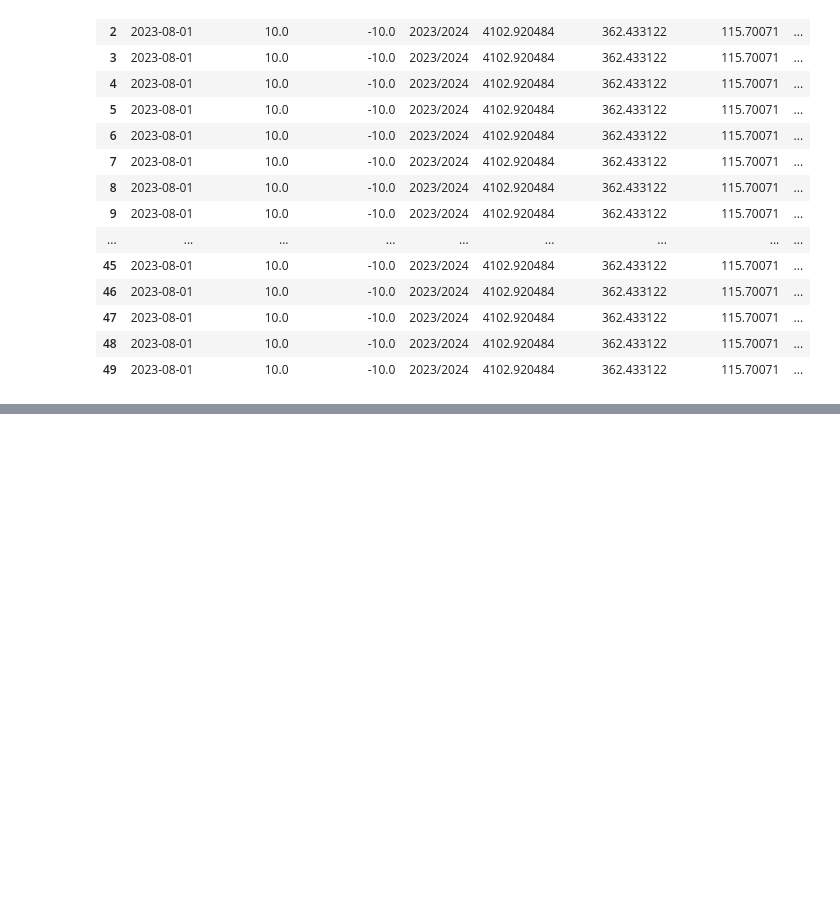
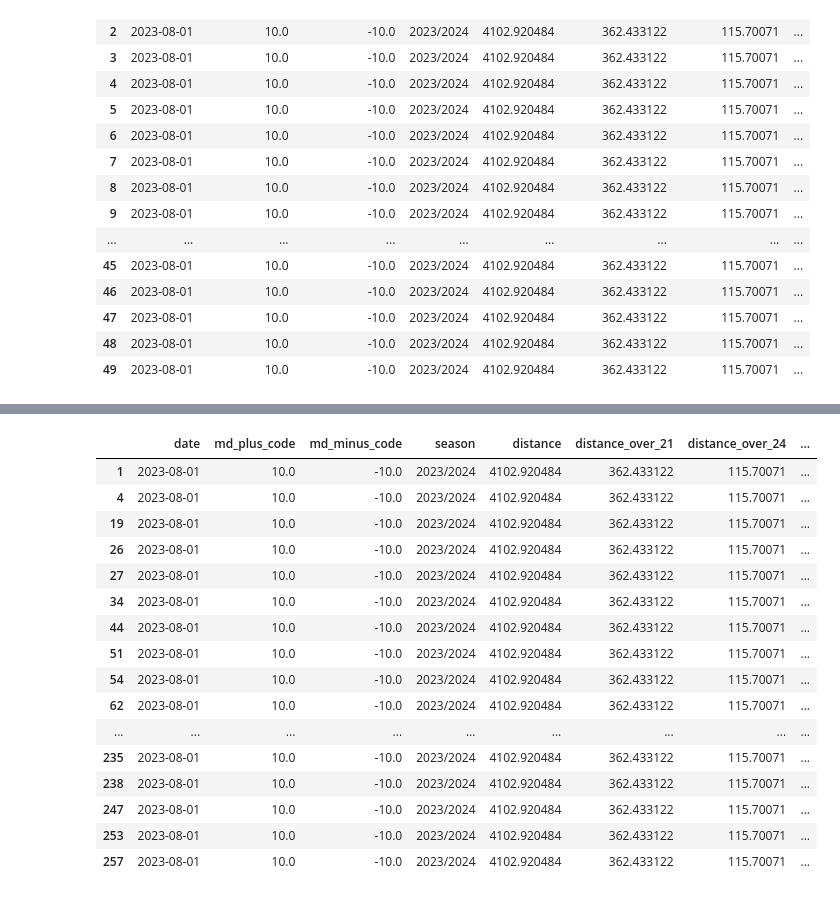
Before and after one commit to thomasrenwickm/Sports-Analytics-Project, a Jupyter notebook: EDA/merged_df.ipynb, the cells around one changed output, grey strips where cells are left out. Cells and saved outputs as stored; diff of their text form; code cells hidden in the pictures; blank space fills up the shorter version.

```diff
--- a/EDA/merged_df.ipynb
+++ b/EDA/merged_df.ipynb
@@ -244,6 +246,6 @@ dtype: object
 # %%
 pre_clean_full_merge = pre_clean_full_merge.drop(columns=['seasonName'])
-#pre_clean_full_merge = pre_clean_full_merge.rename(columns={'value': 'recovery_value'})
+pre_clean_full_merge = pre_clean_full_merge.rename(columns={'value': 'recovery_value'})
 pre_clean_full_merge.head(50)
 # %% [output]
 |  | date | md_plus_code | md_minus_code | season | distance | distance_over_21 | distance_over_24 | ... |
@@ -265,0 +296,21 @@ pre_clean_full_merge.head(50)
+# %%
+isometric_aug = pre_clean_full_merge[(pre_clean_full_merge['date']== '2023-08-01')& (pre_clean_full_merge['expression']=='isometric')& (pre_clean_full_merge['movement']=='agility')]
+isometric_aug.head(50)
+# %% [output]
+|  | date | md_plus_code | md_minus_code | season | distance | distance_over_21 | distance_over_24 | ... |
+| 1 | 2023-08-01 | 10.0 | -10.0 | 2023/2024 | 4102.920484 | 362.433122 | 115.70071 | ... |
+| 4 | 2023-08-01 | 10.0 | -10.0 | 2023/2024 | 4102.920484 | 362.433122 | 115.70071 | ... |
+| 19 | 2023-08-01 | 10.0 | -10.0 | 2023/2024 | 4102.920484 | 362.433122 | 115.70071 | ... |
+| 26 | 2023-08-01 | 10.0 | -10.0 | 2023/2024 | 4102.920484 | 362.433122 | 115.70071 | ... |
+| 27 | 2023-08-01 | 10.0 | -10.0 | 2023/2024 | 4102.920484 | 362.433122 | 115.70071 | ... |
+| 34 | 2023-08-01 | 10.0 | -10.0 | 2023/2024 | 4102.920484 | 362.433122 | 115.70071 | ... |
+| 44 | 2023-08-01 | 10.0 | -10.0 | 2023/2024 | 4102.920484 | 362.433122 | 115.70071 | ... |
+| 51 | 2023-08-01 | 10.0 | -10.0 | 2023/2024 | 4102.920484 | 362.433122 | 115.70071 | ... |
+| 54 | 2023-08-01 | 10.0 | -10.0 | 2023/2024 | 4102.920484 | 362.433122 | 115.70071 | ... |
+| 62 | 2023-08-01 | 10.0 | -10.0 | 2023/2024 | 4102.920484 | 362.433122 | 115.70071 | ... |
+| ... | ... | ... | ... | ... | ... | ... | ... | ... |
+| 235 | 2023-08-01 | 10.0 | -10.0 | 2023/2024 | 4102.920484 | 362.433122 | 115.70071 | ... |
+| 238 | 2023-08-01 | 10.0 | -10.0 | 2023/2024 | 4102.920484 | 362.433122 | 115.70071 | ... |
+| 247 | 2023-08-01 | 10.0 | -10.0 | 2023/2024 | 4102.920484 | 362.433122 | 115.70071 | ... |
+| 253 | 2023-08-01 | 10.0 | -10.0 | 2023/2024 | 4102.920484 | 362.433122 | 115.70071 | ... |
+| 257 | 2023-08-01 | 10.0 | -10.0 | 2023/2024 | 4102.920484 | 362.433122 | 115.70071 | ... |
```
Also changed, not shown: parts of 26 cells of this notebook.
